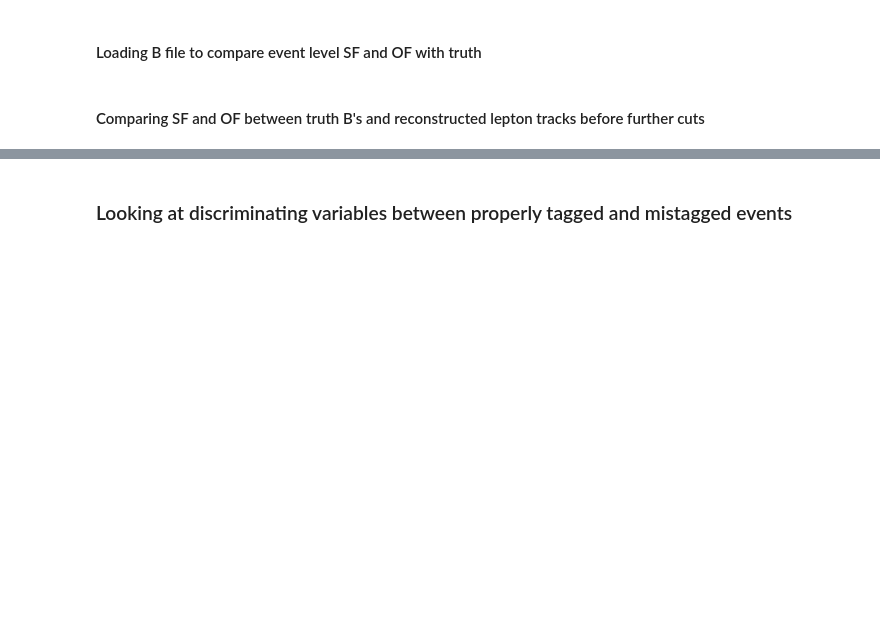
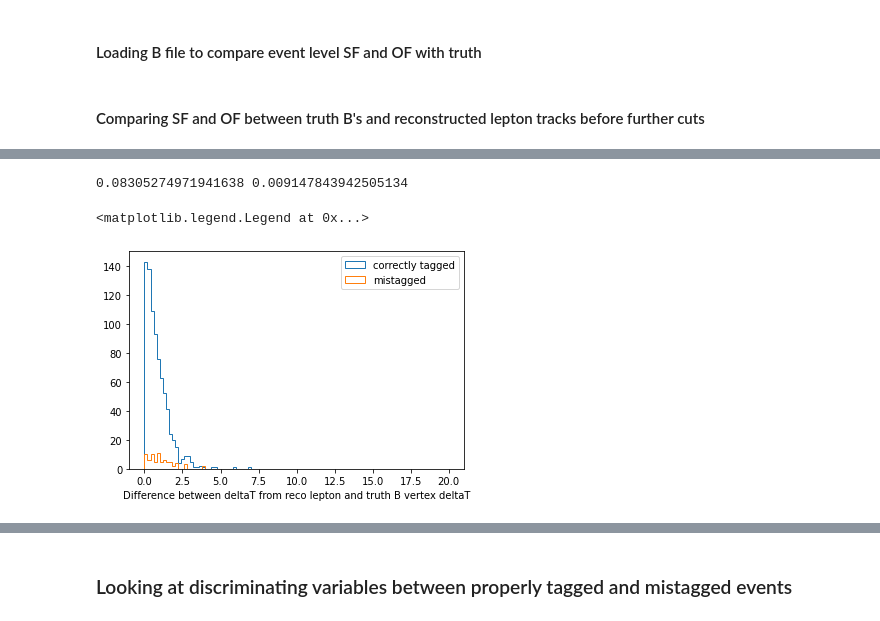
Before and after one commit to jschuel/jeff_workspace, a Jupyter notebook: thesis/truth_mc_analysis/detector_performance.ipynb, the cells around one changed output, grey strips where cells are left out. Cells and saved outputs as stored; diff of their text form; code cells hidden in the pictures; blank space fills up the shorter version.

```diff
--- a/thesis/truth_mc_analysis/detector_performance.ipynb
+++ b/thesis/truth_mc_analysis/detector_performance.ipynb
@@ -59,6 +65,8 @@ B.index = [i for i in range(0,len(B))]
 #### Comparing SF and OF between truth B's and reconstructed lepton tracks before further cuts
 # %%
 df_red = e.iloc[indices]
+table = df_red.pivot_table(index=['__event__'], aggfunc='size') #lists number of elements in each event
+df_red = df_red.loc[df_red['__event__'].isin(table.loc[table.values == 2].index.to_numpy())] #only keep events where there are two elements
 df_red.index = [i for i in range(0,len(df_red))]
 odd_index = [i for i in range(0,len(df_red)) if i%2 == 1]
 ## Code below is quick way to deterine OF and SF exploiting .diff() and odd indices
@@ -72,10 +80,20 @@ df_red['OF'][df_red.loc[odd_index].loc[df_red['charge'].diff()[odd_index]!=0].in
 df_red = df_red.loc[df_red['__event__'].isin(B['__event__'].unique())]
 B = B.loc[B['__event__'].isin(df_red['__event__'].unique())]
 df_red.index = [i for i in range(0,len(df_red))]
+
+#For small file
 B.index = [i for i in range(0,len(B))]
+B['OF'] = 0
+B['SF'] = 0
+odd_index = [i for i in range(0,len(df_red)) if i%2 == 1]
+B['SF'][B.loc[odd_index].loc[B['mcPDG'].diff()[odd_index]==0].index.to_numpy()]=1
+B['SF'][B.loc[odd_index].loc[B['mcPDG'].diff()[odd_index]==0].index.to_numpy()-1]=1
+B['OF'][B.loc[odd_index].loc[B['mcPDG'].diff()[odd_index]!=0].index.to_numpy()]=1
+B['OF'][B.loc[odd_index].loc[B['mcPDG'].diff()[odd_index]!=0].index.to_numpy()-1]=1
 df_red['B_OF']=B['OF']
 df_red['B_SF']=B['SF']
-df_red[['__event__','charge','OF','SF','B_OF','B_SF']]
-#df_red = df_red.loc[(df_red['pz']>-1.5) & (df_red['pz']<2.75)]
-len(df_red.loc[df_red['OF']!=df_red['B_OF']])/len(df_red) #shows mistagging fraction
+#End for small file
+
+#print(df_red[['__event__','charge','OF','SF','B_OF','B_SF']])
+print(len(df_red.loc[df_red['OF']!=df_red['B_OF']])/len(df_red)) #shows mistagging fraction
 # %% [output]
@@ -99,0 +126,15 @@ See the caveats in the documentation: http://pandas.pydata.org/pandas-docs/stabl
+# %%
+df_red['B_deltaZ'] = B['deltaZ']
+df_red['B_deltaT'] = B['deltaZ']/(boost*2.99792e10)*1e12
+#compute delta z but only for odd indices beacuse it's faster
+deltaZ = [np.abs(df_red['z'].loc[df_red['__event__']==event].diff().iloc[1]) for event in df_red['__event__'].unique()]
+deltaZ_err = [np.sqrt(df_red.loc[df_red['__event__']==event]['z_uncertainty'].iloc[0]**2+df_red.loc[df_red['__event__']==event]['z_uncertainty'].iloc[1]**2) for event in df_red['__event__'].unique()]
+odd_index = np.array([i for i in range(0,len(df_red)) if i%2 == 1])
+df_red['deltaZ'] = 0
+df_red['deltaZ_err'] = 0
+df_red['deltaZ'][odd_index] = deltaZ
+df_red['deltaZ'][odd_index-1] = deltaZ
+df_red['deltaZ_err'][odd_index] = deltaZ_err
+df_red['deltaZ_err'][odd_index-1] = deltaZ_err
+df_red['deltaT'] = df_red['deltaZ']/(boost*2.99792e10)*1e12
+df_red['deltaT_err'] = df_red['deltaZ_err']/(boost*2.99792e10)*1e12
@@ -99,0 +154,16 @@ See the caveats in the documentation: http://pandas.pydata.org/pandas-docs/stabl
+# %%
+#df_cut = df_red.loc[np.abs(df_red['deltaT']-df_red['B_deltaT'])<1]
+df_cut = df_red.loc[(df_red['deltaT_err']<0.25) & (df_red['deltaT']<20)]
+#df_cut = df_red.loc[(df_red['deltaT']<20)]
+print(len(df_cut.loc[df_cut['OF']!=df_cut['B_OF']])/len(df_cut), len(df_cut)/len(df_red))
+signal_indices = df_cut.loc[(df_cut['deltaZ'].duplicated() == False) & (df_cut['OF']==df_cut['B_OF'])].index.to_numpy()
+bg_indices = df_cut.loc[(df_cut['deltaZ'].duplicated() == False) & (df_cut['OF']!=df_cut['B_OF'])].index.to_numpy()
+plt.hist(np.abs(df_cut['deltaT'][signal_indices]-df_cut['B_deltaT'][signal_indices]),bins = 100, histtype = 'step', label = 'correctly tagged', range = (0,20))
+plt.hist(np.abs(df_cut['deltaT'][bg_indices]-df_cut['B_deltaT'][bg_indices]),bins = 100, histtype = 'step', label = 'mistagged', range = (0,20))
+plt.xlabel('Difference between deltaT from reco lepton and truth B vertex deltaT')
+#plt.yscale("log")
+plt.legend()
+# %% [output]
+0.08305274971941638 0.009147843942505134
+<matplotlib.legend.Legend at 0x...>
+[figure, added]
```
Also changed, not shown: parts of 16 cells of this notebook, 15 other files.
